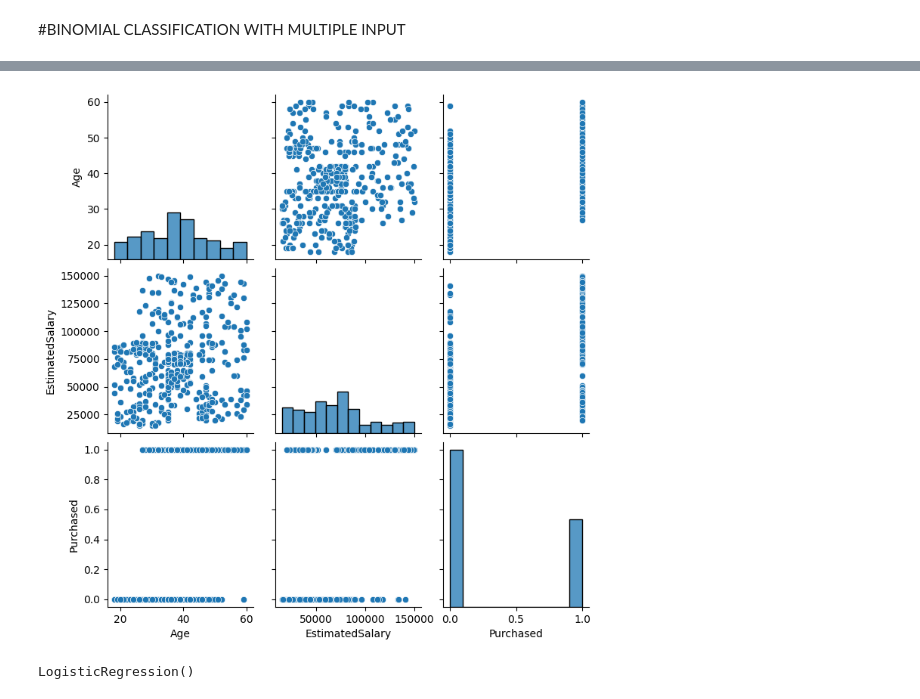
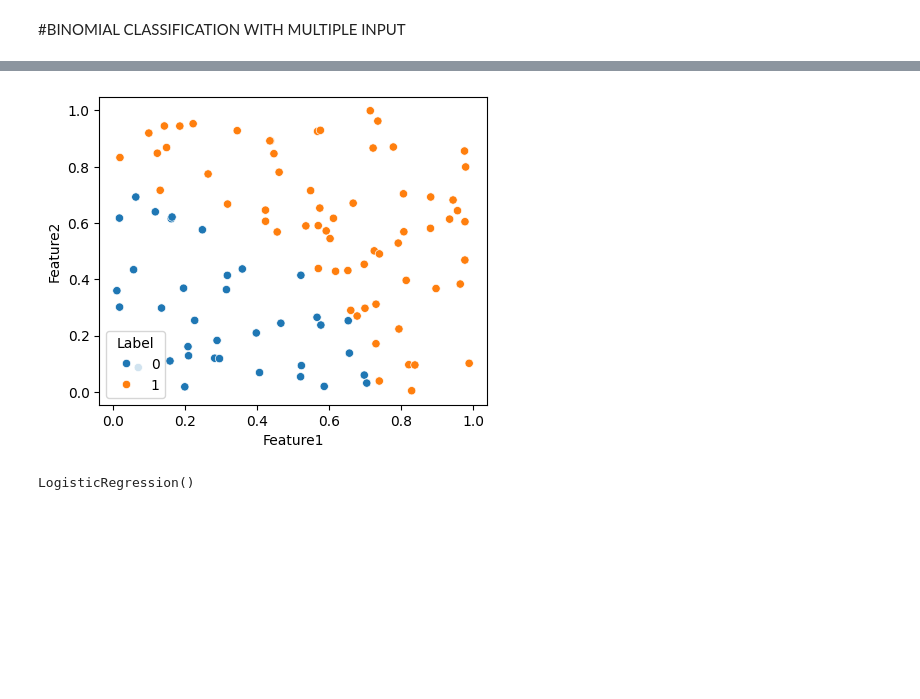
Before and after one commit to santoshw03/machine_learning, a Jupyter notebook: Classification/LogisticRegression.ipynb, the cells around one changed output, grey strips where cells are left out. Drawn from its saved outputs; the diff is of its cells as text; code cells hidden in the pictures; blank space fills up the shorter version.

```diff
--- a/Classification/LogisticRegression.ipynb
+++ b/Classification/LogisticRegression.ipynb
@@ -99,5 +99,6 @@ plt.show()
 # %% [markdown]
 #BINOMIAL CLASSIFICATION WITH MULTIPLE INPUT
 # %%
-dataset.head()
+dataset2 = pd.read_csv("decision_tree_data.csv")
+dataset2.head()
 # %% [output]
@@ -110,2 +110,0 @@ dataset.head()
-# %%
-dataset2 = dataset.drop(columns=["User ID","Gender"])
@@ -125,9 +115,10 @@ y2_output = dataset2[["Purchased"]]
 # %%
 # lets plot the graph to see if its classiabble or not :
-sns.pairplot(dataset2)
+plt.figure(figsize=(5,4))
+sns.scatterplot(x="Feature1",y="Feature2",data=dataset2 ,hue="Label")
 plt.show()
 # %% [output]
-[figure, old version]
+[figure, new version]
 # %%
 # now lets split data into train and test data:
 x2_train,x2_test,y2_train,y2_test = train_test_split(x2_input,y2_output,test_size=0.2,random_state=42)
```
Also changed, not shown: parts of 8 cells of this notebook, 1 other file.
